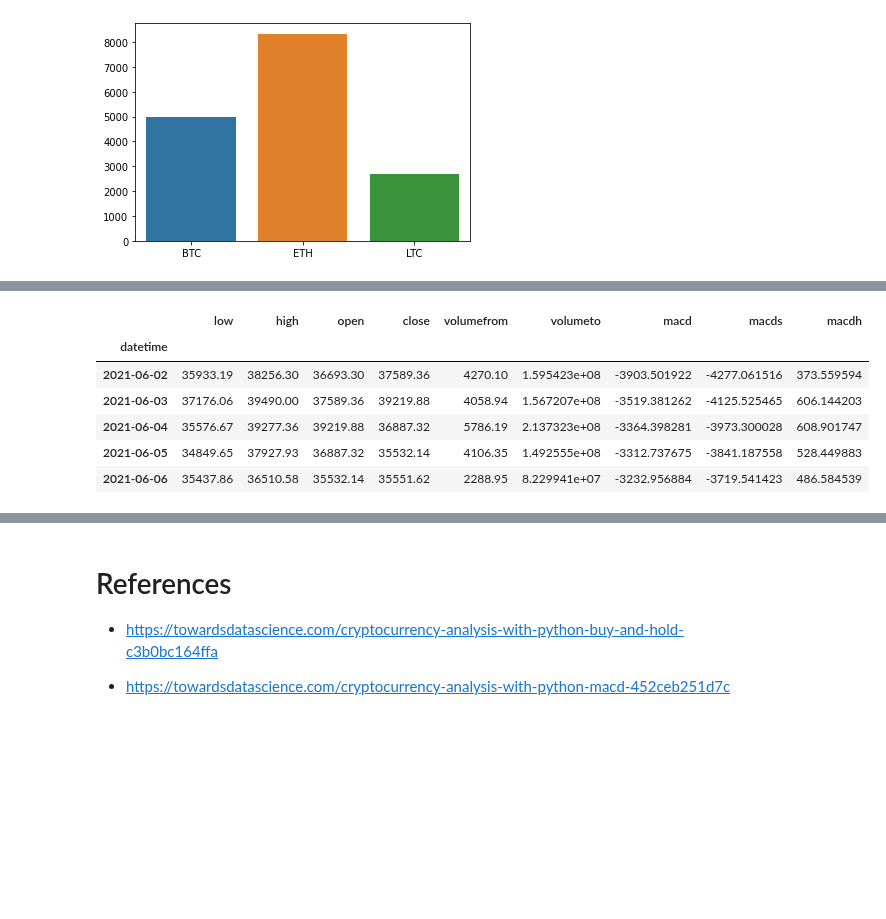
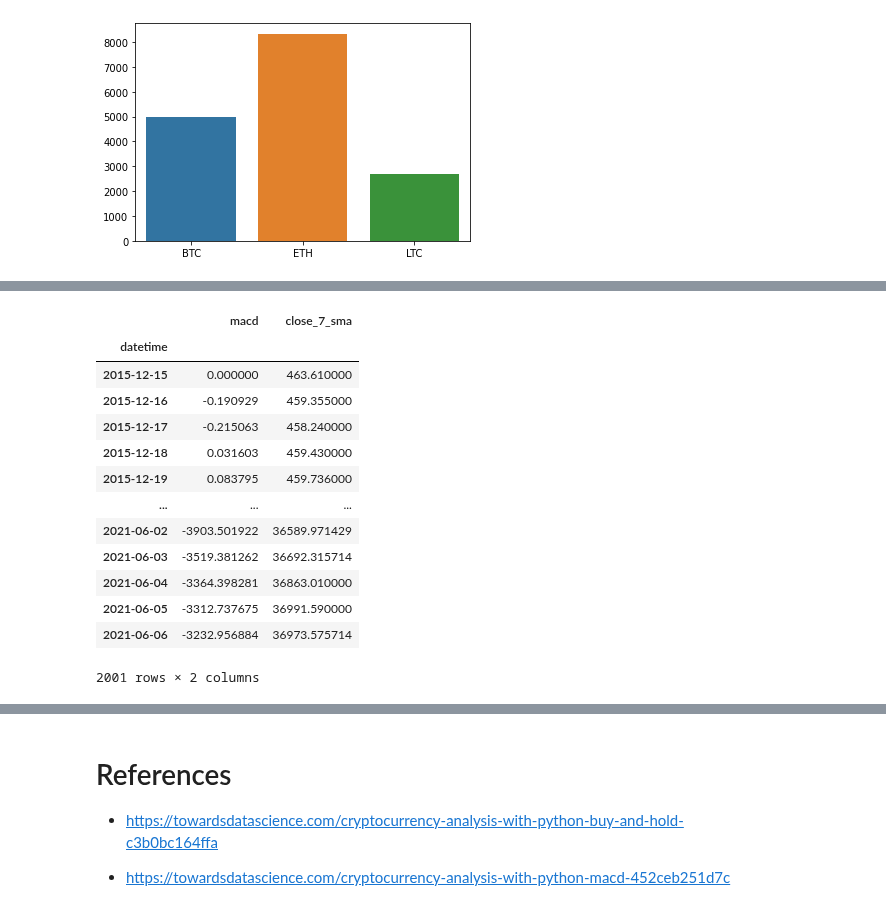
Before and after one commit to mblackstock/ds1-analytics, a Jupyter notebook: 6-crypto.ipynb, the cells around one changed output, grey strips where cells are left out. Cells and saved outputs as stored; diff of their text form; code cells hidden in the pictures; blank space fills up the shorter version.

```diff
--- a/6-crypto.ipynb
+++ b/6-crypto.ipynb
@@ -565,13 +572,22 @@ You should consider upgrading via the '/Users/mike/.virtualenvs/ds1-analytics/bi
 # %%
 from stockstats import StockDataFrame
+
+# wrap dataframe
 df_btc = StockDataFrame.retype(df_btc)
-df_btc['macd'] = df_btc.get('macd') # calculate MACD
-df_btc.tail()
+
+df_btc[["macd","close_7_sma"]]
 # %% [output]
-|  | low | high | open | close | volumefrom | volumeto | macd | macds | macdh |
-| datetime |  |  |  |  |  |  |  |  |  |
-| 2021-06-02 | 35933.19 | 38256.30 | 36693.30 | 37589.36 | 4270.10 | 1.595423e+08 | -3903.501922 | -4277.061516 | 373.559594 |
-| 2021-06-03 | 37176.06 | 39490.00 | 37589.36 | 39219.88 | 4058.94 | 1.567207e+08 | -3519.381262 | -4125.525465 | 606.144203 |
-| 2021-06-04 | 35576.67 | 39277.36 | 39219.88 | 36887.32 | 5786.19 | 2.137323e+08 | -3364.398281 | -3973.300028 | 608.901747 |
-| 2021-06-05 | 34849.65 | 37927.93 | 36887.32 | 35532.14 | 4106.35 | 1.492555e+08 | -3312.737675 | -3841.187558 | 528.449883 |
-| 2021-06-06 | 35437.86 | 36510.58 | 35532.14 | 35551.62 | 2288.95 | 8.229941e+07 | -3232.956884 | -3719.541423 | 486.584539 |
+|  | macd | close_7_sma |
+| datetime |  |  |
+| 2015-12-15 | 0.000000 | 463.610000 |
+| 2015-12-16 | -0.190929 | 459.355000 |
+| 2015-12-17 | -0.215063 | 458.240000 |
+| 2015-12-18 | 0.031603 | 459.430000 |
+| 2015-12-19 | 0.083795 | 459.736000 |
+| ... | ... | ... |
+| 2021-06-02 | -3903.501922 | 36589.971429 |
+| 2021-06-03 | -3519.381262 | 36692.315714 |
+| 2021-06-04 | -3364.398281 | 36863.010000 |
+| 2021-06-05 | -3312.737675 | 36991.590000 |
+| 2021-06-06 | -3232.956884 | 36973.575714 |
+2001 rows × 2 columns
```
Also changed, not shown: parts of 17 cells of this notebook, 1 other file.
